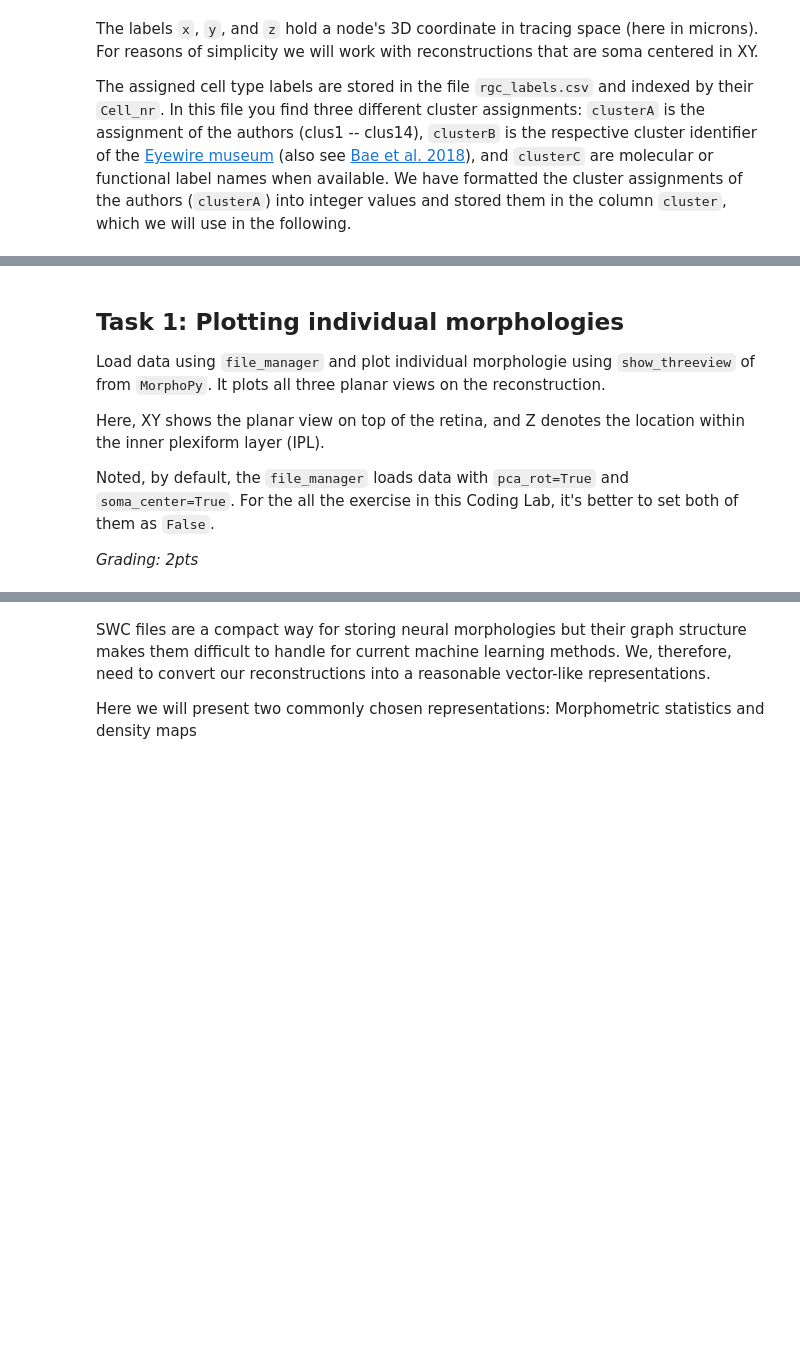
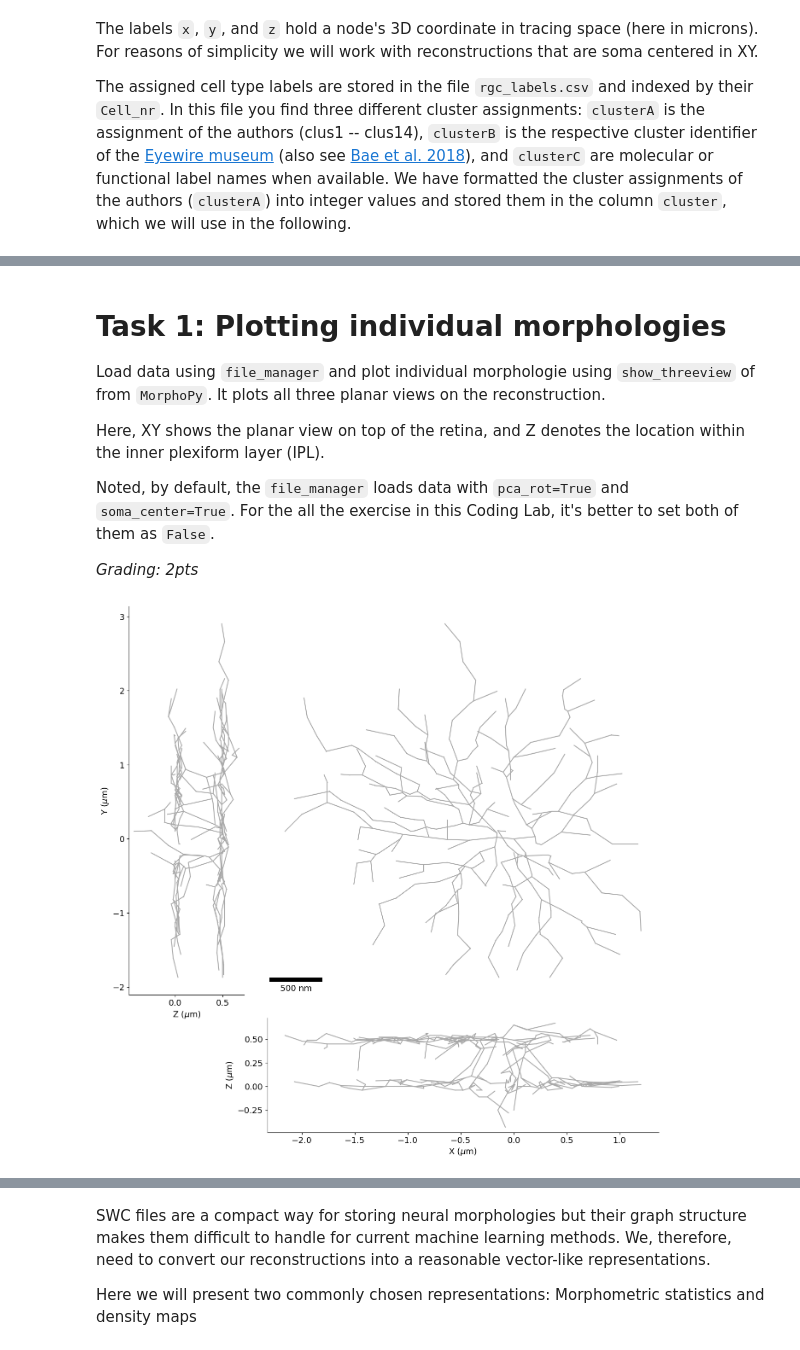
Before and after one commit to toniklenk/NeuralDataScience, a Jupyter notebook: notebooks/CodingLab8.ipynb, the cells around one changed output, grey strips where cells are left out. Drawn from its saved outputs; the diff is of its cells as text; code cells hidden in the pictures; blank space fills up the shorter version.

```diff
--- a/notebooks/CodingLab8.ipynb
+++ b/notebooks/CodingLab8.ipynb
@@ -117,5 +148,5 @@ labels.head()
 # %% [markdown]
-## Task 1: Plotting individual morphologies
+# Task 1: Plotting individual morphologies
 
 Load data using `file_manager` and plot individual morphologie using `show_threeview` of from `MorphoPy`. It plots all three planar views on the reconstruction.
 
@@ -127,12 +158,20 @@ Noted, by default, the `file_manager` loads data with `pca_rot=True` and `soma_c
 # %%
 # ----------------------------------------------------------------
 # load the example cell "0060_00556_3R_C02_01" with `file_manager`
 # from morphology (0.5 pts)
 # ----------------------------------------------------------------
+filename = "0060_00556_3R_C02_01.swc"
+filepath = data_path + filename
+
+nt = file_manager.load_swc_file(filepath, pca_rot=False, soma_center=False)
 
 # -------------------------------------
 # plot all three planar views (0.5 pts)
 # -------------------------------------
+
+show_threeview(nt)
+# %% [output]
+[figure, added]
 # %% [markdown]
 ### Questions (0.5 pts)
 
```
Also changed, not shown: parts of 12 cells of this notebook, 1 other file.
